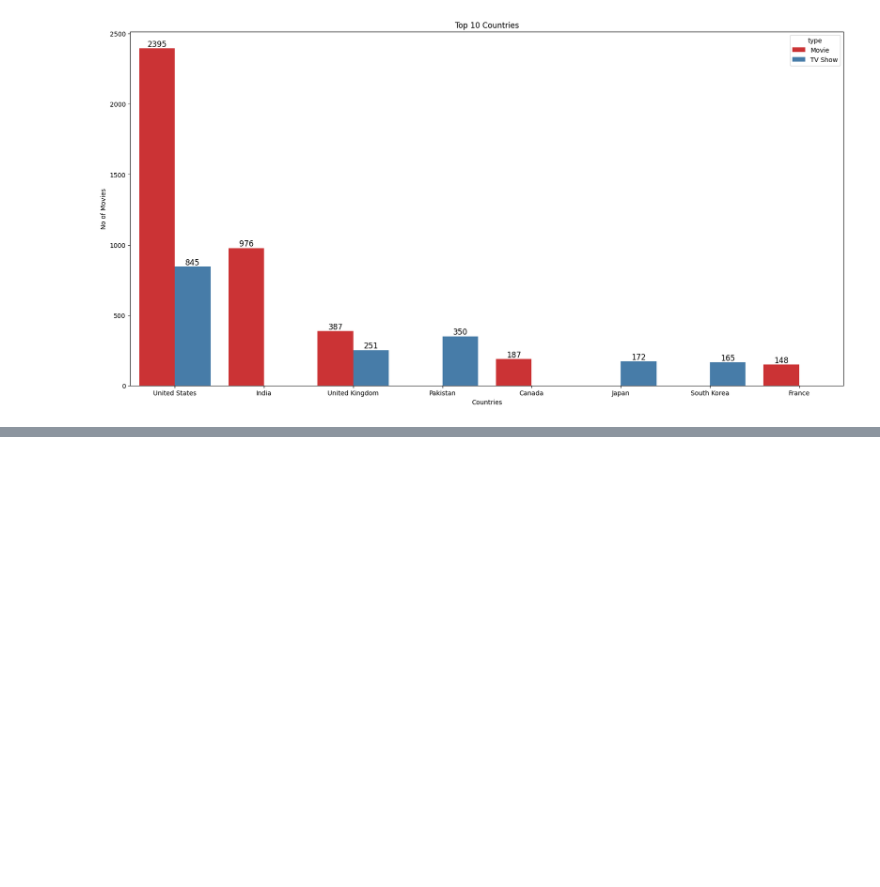
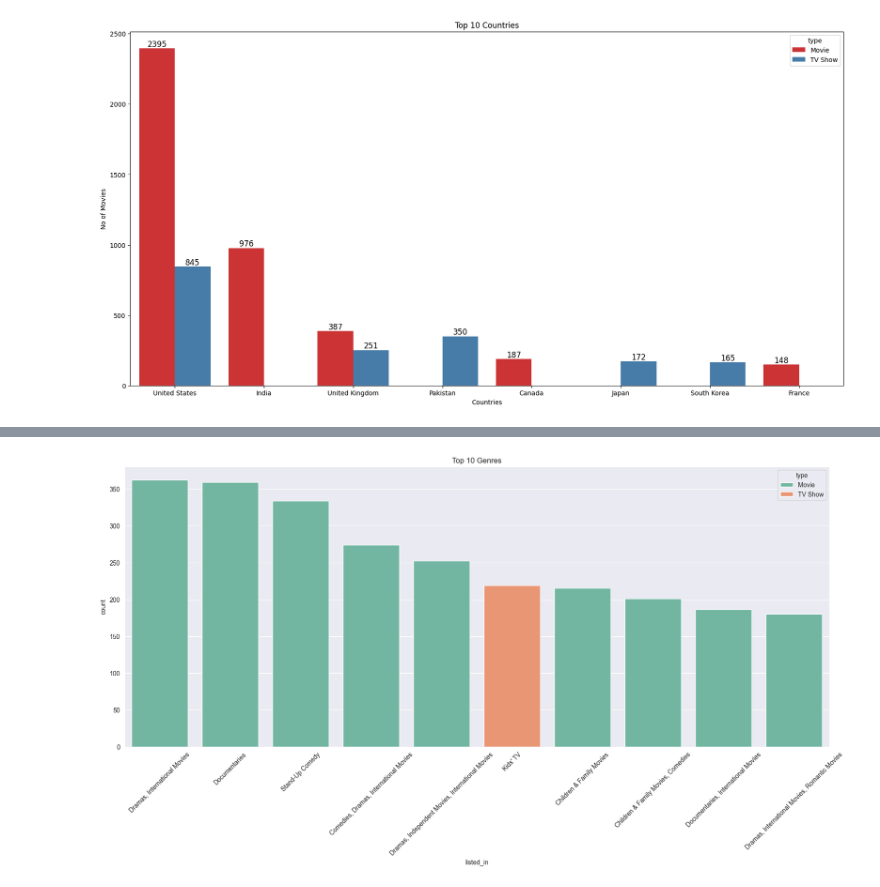
Before and after one commit to Dani-8/Netflix-Data-Analysis, a Jupyter notebook: Netflix-Data-Analysis.ipynb, the cells around one changed output, grey strips where cells are left out. Cells and saved outputs as stored; diff of their text form; code cells hidden in the pictures; blank space fills up the shorter version.

```diff
--- a/Netflix-Data-Analysis.ipynb
+++ b/Netflix-Data-Analysis.ipynb
@@ -692,0 +704,9 @@ plt.show()
+# %%
+plt.figure(figsize=[20,8])
+sns.barplot(data=top_10_genres, x="listed_in", y="count", hue="type", palette="Set2")
+
+plt.title("Top 10 Genres")
+plt.xticks(rotation=45)
+plt.show()
+# %% [output]
+[figure, added]
```
Also changed, not shown: parts of 3 cells of this notebook.
